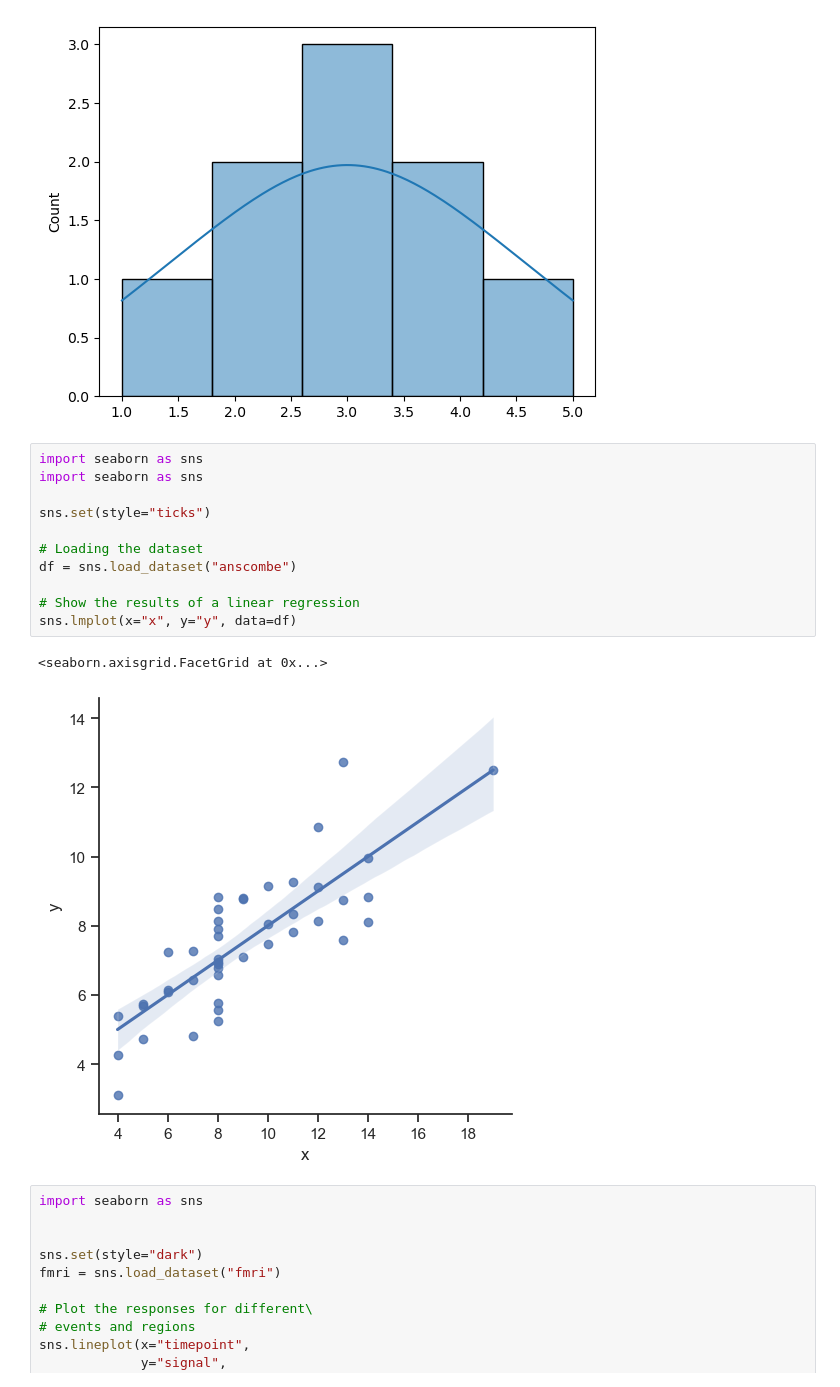
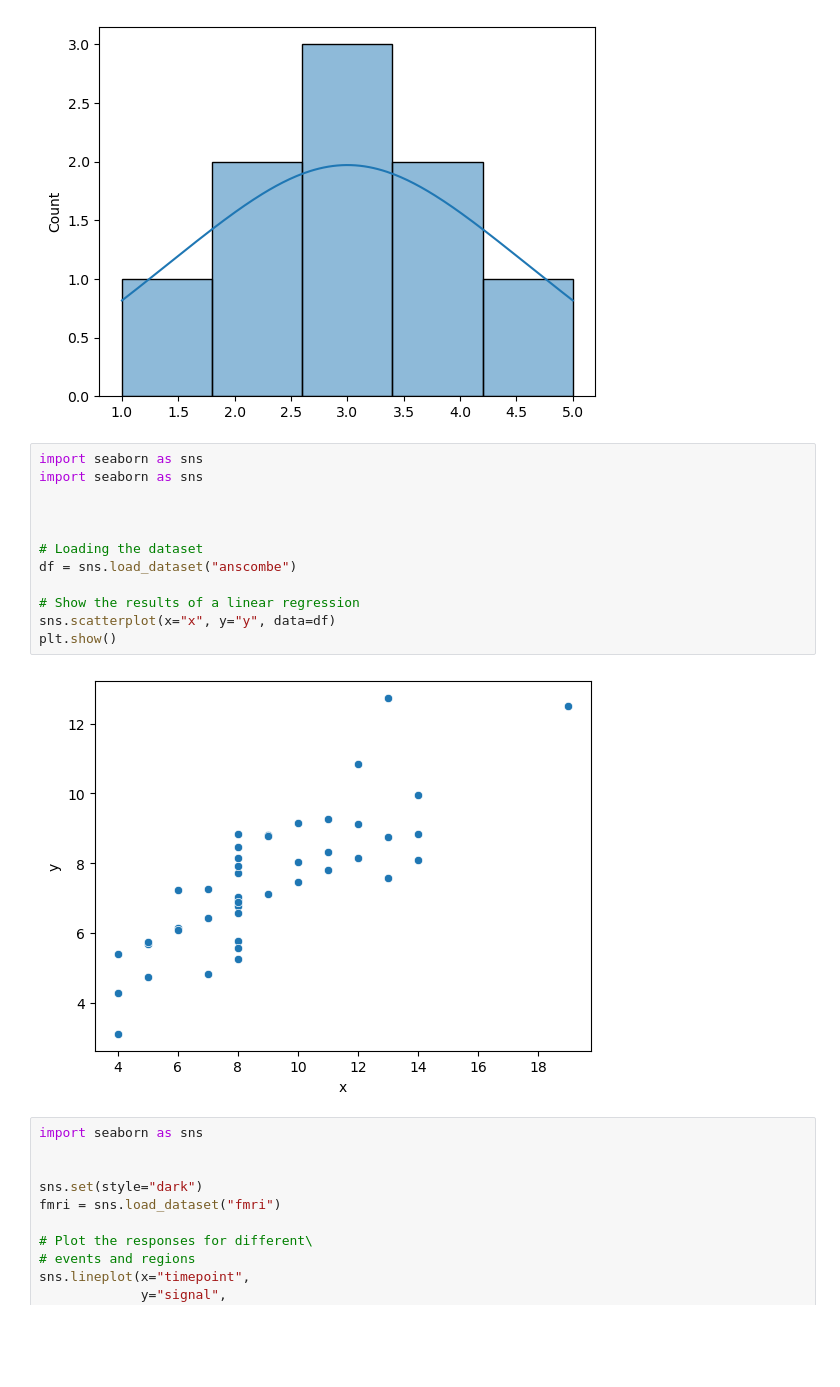
Before and after one commit to abhilash1704/data-analyst, a Jupyter notebook: seaborn.ipynb, the cells around one changed output. Drawn from its saved outputs; the diff is of its cells as text; blank space fills up the shorter version.

Commit message:
added another graph

```diff
--- a/seaborn.ipynb
+++ b/seaborn.ipynb
@@ -13,17 +21,17 @@ plt.show()
 # %%
 import seaborn as sns
 import seaborn as sns
 
-sns.set(style="ticks")
+
 
 # Loading the dataset
 df = sns.load_dataset("anscombe")
 
 # Show the results of a linear regression
-sns.lmplot(x="x", y="y", data=df)
+sns.scatterplot(x="x", y="y", data=df)
+plt.show()
 # %% [output]
-<seaborn.axisgrid.FacetGrid at 0x...>
-[figure, old version]
+[figure, new version]
 # %%
 import seaborn as sns
 
```
Also changed, not shown: parts of 10 cells of this notebook.
